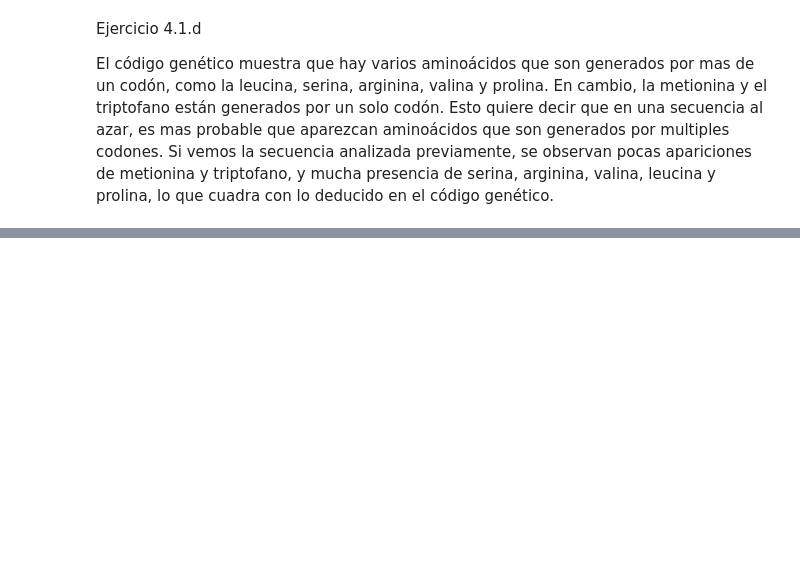
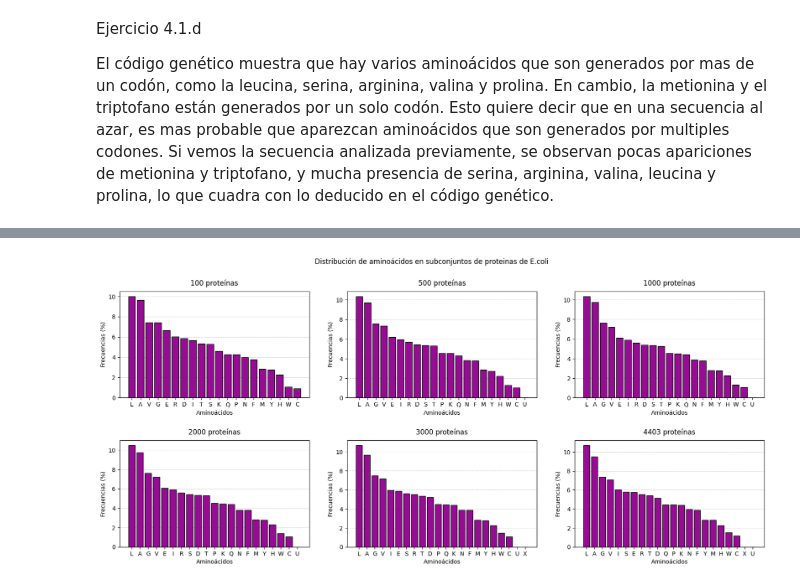
Before and after one commit to pizzanaranja/Bioinformatica, a Jupyter notebook: TP 1/TP 1.ipynb, the cells around one changed output, grey strips where cells are left out. Saved outputs shown, nothing was run; the diff lists cells and outputs as text; code cells hidden in the pictures; blank space fills up the shorter version.

```diff
--- a/TP 1/TP 1.ipynb
+++ b/TP 1/TP 1.ipynb
@@ -303,0 +734,18 @@ Cantidad de proteínas: 25
+# %%
+#Ejercicio 4.2.c
+
+fig, axes = plt.subplots(2, 3, figsize=(20, 8))
+fig.suptitle("Distribución de aminoácidos en subconjuntos de proteinas de E.coli")
+axes = axes.flatten()
+
+for i, n in enumerate(tamaños):
+    subconj = secuencias[:n]
+    aminos = ""
+    for j in range(n):
+        aminos += subconj[j]
+    freq = calcula_frecuencia(aminos)
+    graficar(freq, str(n) + " proteínas", "Aminoácidos", "Frecuencias (%)", axes[i])
+
+fig.subplots_adjust(hspace=0.4)
+# %% [output]
+[figure, added]
```
Also changed, not shown: parts of 27 cells of this notebook, 1 other file.
